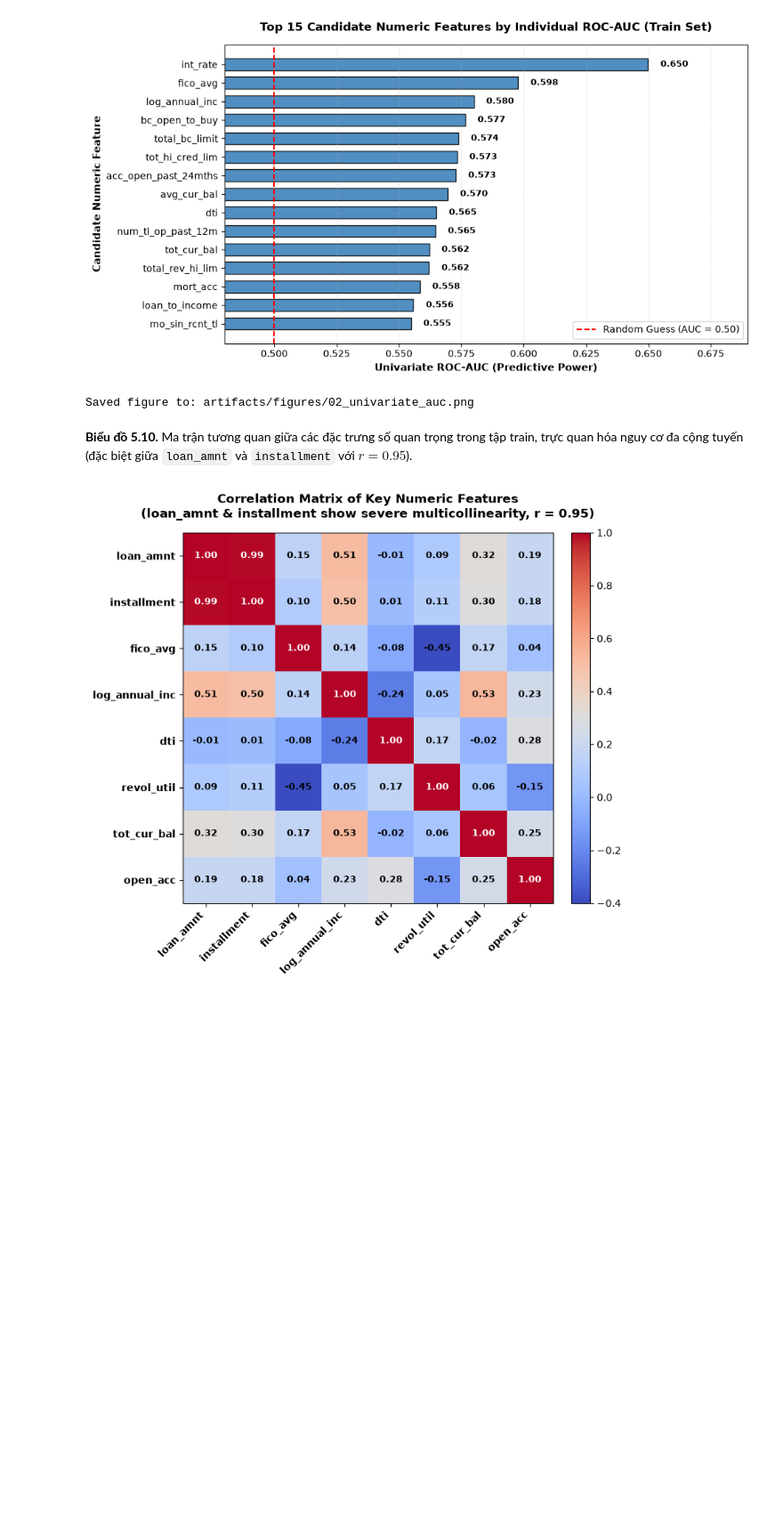
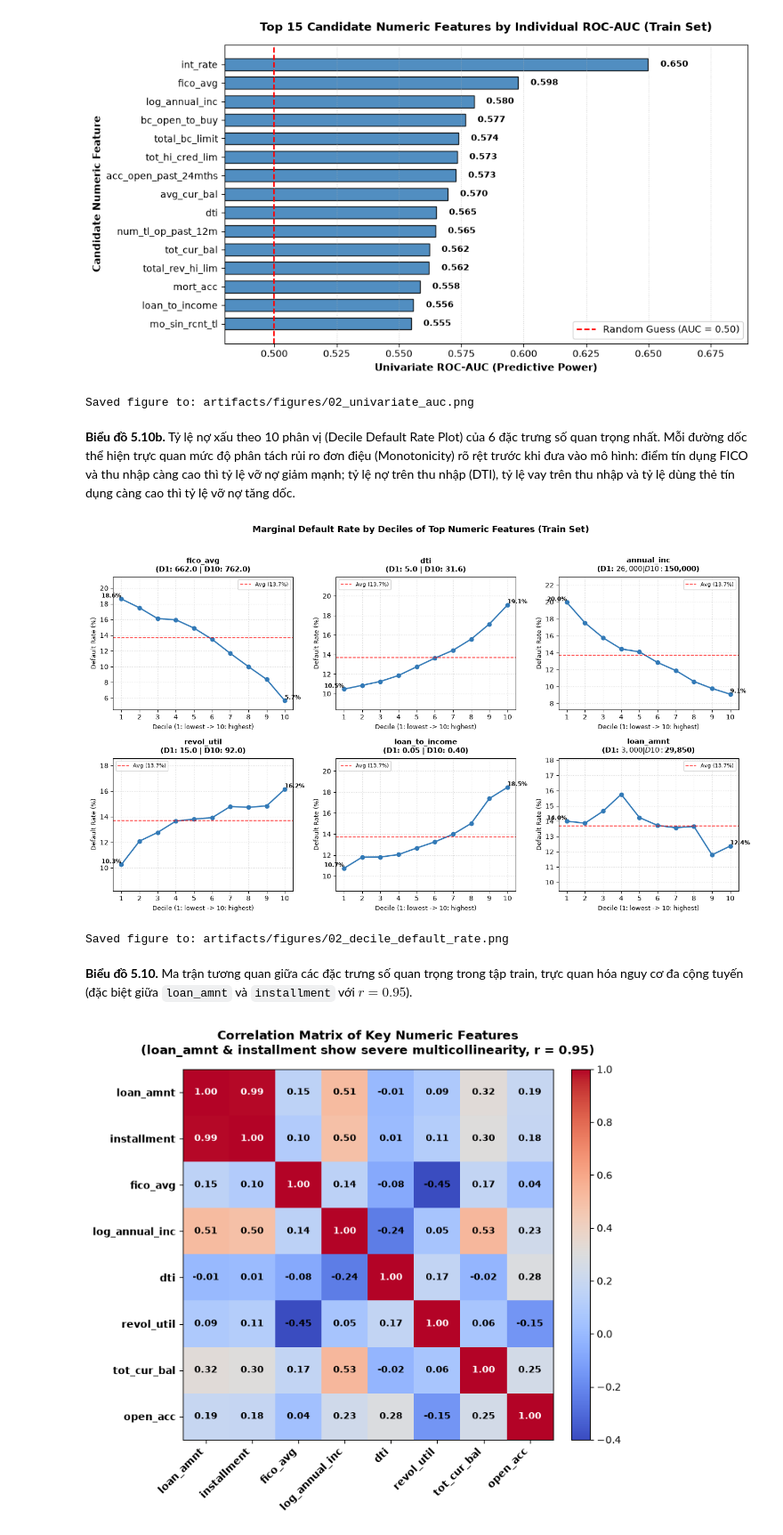
Before and after one commit to Eliza516/Lending-Club-Credit-Scoring, a Jupyter notebook: notebooks/02_lam_sach_va_feature.ipynb, the cells around one changed output. Shown at 89% size. Saved outputs shown, nothing was run; the diff lists cells and outputs as text; code cells hidden in the pictures; blank space fills up the shorter version.

```diff
--- a/notebooks/02_lam_sach_va_feature.ipynb
+++ b/notebooks/02_lam_sach_va_feature.ipynb
@@ -1008,6 +1062,56 @@ print(f"Saved figure to: {fig_auc_path}")
 # %% [output]
 [figure]
 Saved figure to: artifacts/figures/02_univariate_auc.png
+# %% [markdown]
+**Biểu đồ 5.10b.** Tỷ lệ nợ xấu theo 10 phân vị (Decile Default Rate Plot) của 6 đặc trưng số quan trọng nhất. Mỗi đường dốc thể hiện trực quan mức độ phân tách rủi ro đơn điệu (Monotonicity) rõ rệt trước khi đưa vào mô hình: điểm tín dụng FICO và thu nhập càng cao thì tỷ lệ vỡ nợ giảm mạnh; tỷ lệ nợ trên thu nhập (DTI), tỷ lệ vay trên thu nhập và tỷ lệ dùng thẻ tín dụng càng cao thì tỷ lệ vỡ nợ tăng dốc.
+# %%
+# Biểu đồ 5.10b: Tỷ lệ vỡ nợ theo 10 phân vị của 6 đặc trưng số quan trọng
+num_explore_cols = ["fico_avg", "dti", "annual_inc", "revol_util", "loan_to_income", "loan_amnt"]
+fig, axes = plt.subplots(2, 3, figsize=(14, 8))
+overall_rate = train_f["default"].mean() * 100
+
+for ax, col in zip(axes.ravel(), num_explore_cols):
+    s = train_f[col].dropna()
+    bins = pd.qcut(s, 10, duplicates="drop")
+    stats = train_f.loc[s.index].groupby(bins, observed=True).agg(
+        rate=("default", "mean"),
+        mid=(col, "median")
+    )
+    rates_pct = stats["rate"] * 100
+
+    ax.plot(range(1, len(stats) + 1), rates_pct, marker="o", color="#337ab7", linewidth=2, markersize=6)
+    ax.axhline(overall_rate, color="red", linestyle="--", linewidth=1.2, alpha=0.8, label=f"Avg ({overall_rate:.1f}%)")
+
+    # Hiển thị median của phân vị đầu và cuối
+    d1_mid = stats["mid"].iloc[0]
+    d10_mid = stats["mid"].iloc[-1]
+    if col in ["annual_inc", "loan_amnt"]:
+        mid_str = f"D1: ${d1_mid:,.0f} | D10: ${d10_mid:,.0f}"
+    elif col in ["loan_to_income"]:
+        mid_str = f"D1: {d1_mid:.2f} | D10: {d10_mid:.2f}"
+    else:
+        mid_str = f"D1: {d1_mid:.1f} | D10: {d10_mid:.1f}"
+
+    ax.set_title(f"{col}\n({mid_str})", fontsize=10.5, fontweight="bold", pad=8)
+    ax.set_xlabel("Decile (1: lowest -> 10: highest)", fontsize=9.5)
+    ax.set_ylabel("Default Rate (%)", fontsize=9.5)
+    ax.set_xticks(range(1, len(stats) + 1))
+    ax.set_ylim(min(rates_pct.min() * 0.8, overall_rate * 0.7), max(rates_pct.max() * 1.15, overall_rate * 1.25))
+    ax.grid(True, linestyle=":", alpha=0.5)
+
+    ax.text(1, rates_pct.iloc[0], f"{rates_pct.iloc[0]:.1f}%", fontsize=8.5, fontweight="bold", va="bottom", ha="right")
+    ax.text(len(stats), rates_pct.iloc[-1], f"{rates_pct.iloc[-1]:.1f}%", fontsize=8.5, fontweight="bold", va="bottom", ha="left")
+    ax.legend(loc="upper right" if rates_pct.iloc[-1] < rates_pct.iloc[0] else "upper left", fontsize=8, frameon=True)
+
+plt.suptitle("Marginal Default Rate by Deciles of Top Numeric Features (Train Set)", fontsize=13, fontweight="bold", y=1.02)
+plt.tight_layout()
+fig_decile_path = FIG_DIR / "02_decile_default_rate.png"
+plt.savefig(fig_decile_path, dpi=150, bbox_inches="tight")
+plt.show()
+print(f"Saved figure to: {fig_decile_path}")
+# %% [output]
+[figure, added]
+Saved figure to: artifacts/figures/02_decile_default_rate.png
 # %% [markdown]
 **Biểu đồ 5.10.** Ma trận tương quan giữa các đặc trưng số quan trọng trong tập train, trực quan hóa nguy cơ đa cộng tuyến (đặc biệt giữa `loan_amnt` và `installment` với $r = 0.95$).
 # %%
```
Also changed, not shown: parts of 2 cells of this notebook, 1 other file.
